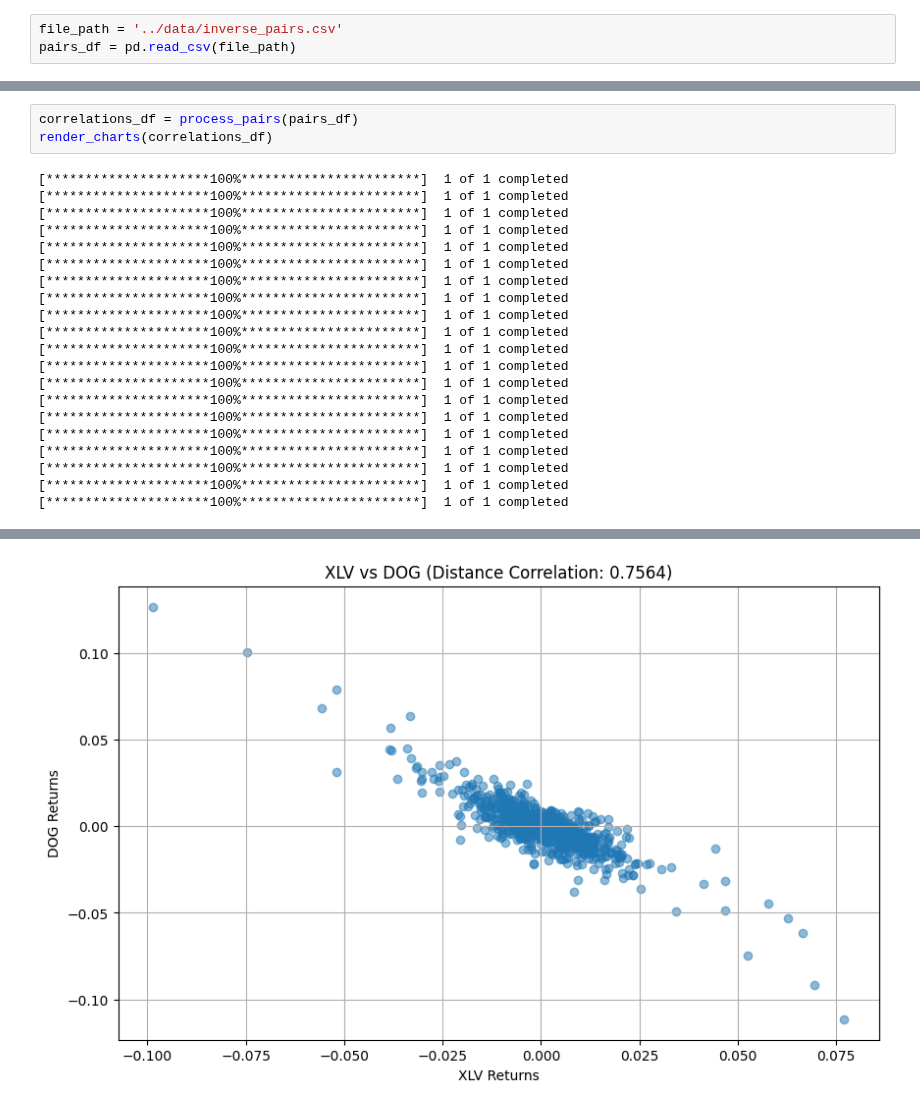
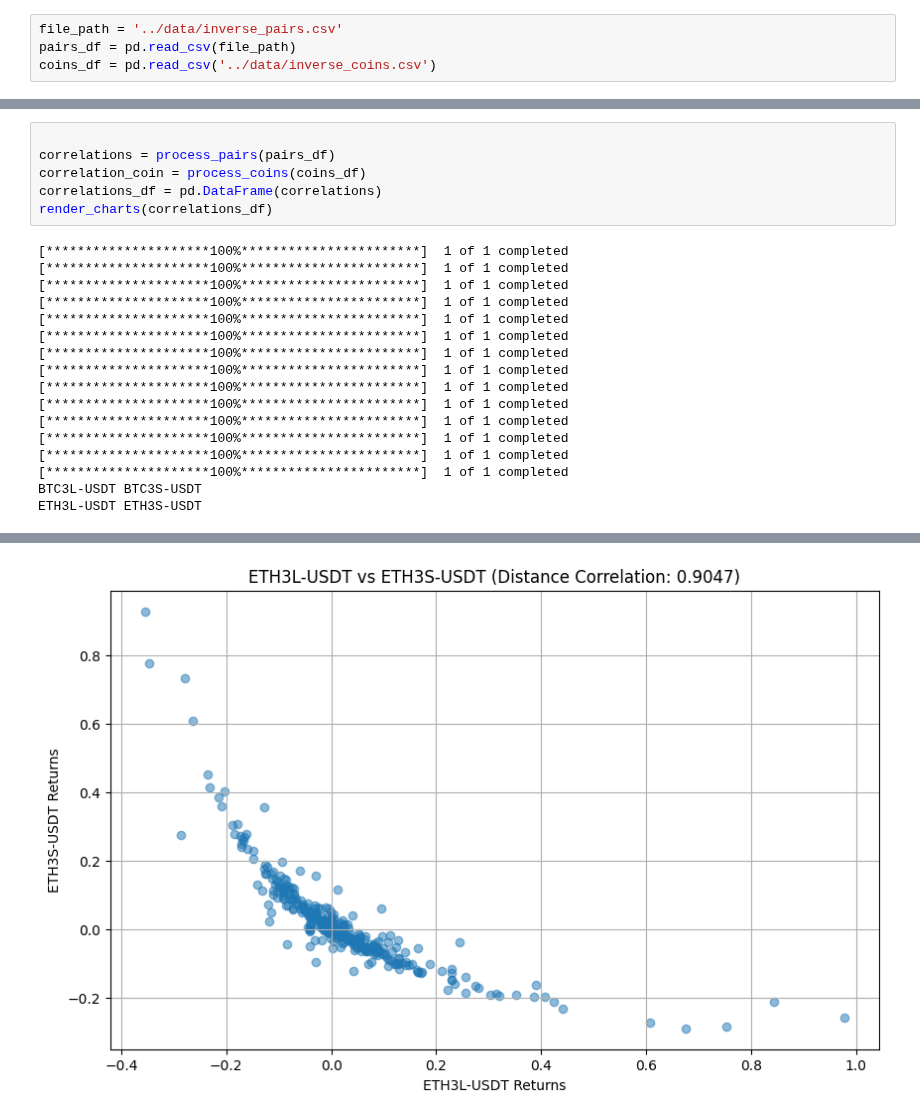
Before and after one commit to j03m/alfred, a Jupyter notebook: notebooks/etf-correlation.ipynb, the cells around one changed output, grey strips where cells are left out. Saved outputs shown, nothing was run; the diff lists cells and outputs as text.

```diff
--- a/notebooks/etf-correlation.ipynb
+++ b/notebooks/etf-correlation.ipynb
@@ -7,4 +8,5 @@ import matplotlib.pyplot as plt
 # %%
 file_path = '../data/inverse_pairs.csv'
 pairs_df = pd.read_csv(file_path)
+coins_df = pd.read_csv('../data/inverse_coins.csv')
 # %%
@@ -62,7 +97,10 @@ def render_charts(correlations_df):
         plt.grid(True)
         plt.show()
 # %%
-correlations_df = process_pairs(pairs_df)
+
+correlations = process_pairs(pairs_df)
+correlation_coin = process_coins(coins_df)
+correlations_df = pd.DataFrame(correlations)
 render_charts(correlations_df)
 # %% [output]
 [*********************100%***********************]  1 of 1 completed
@@ -79,12 +117,8 @@ render_charts(correlations_df)
 [*********************100%***********************]  1 of 1 completed
 [*********************100%***********************]  1 of 1 completed
 [*********************100%***********************]  1 of 1 completed
-[*********************100%***********************]  1 of 1 completed
-[*********************100%***********************]  1 of 1 completed
-[*********************100%***********************]  1 of 1 completed
-[*********************100%***********************]  1 of 1 completed
-[*********************100%***********************]  1 of 1 completed
-[*********************100%***********************]  1 of 1 completed
+BTC3L-USDT BTC3S-USDT
+ETH3L-USDT ETH3S-USDT
 [figure]
 [figure]
 [figure]
@@ -96 +130 @@ render_charts(correlations_df)
-[figure, old version]
+[figure, new version]
```
Also changed, not shown: parts of 3 cells of this notebook, 6 other files.
